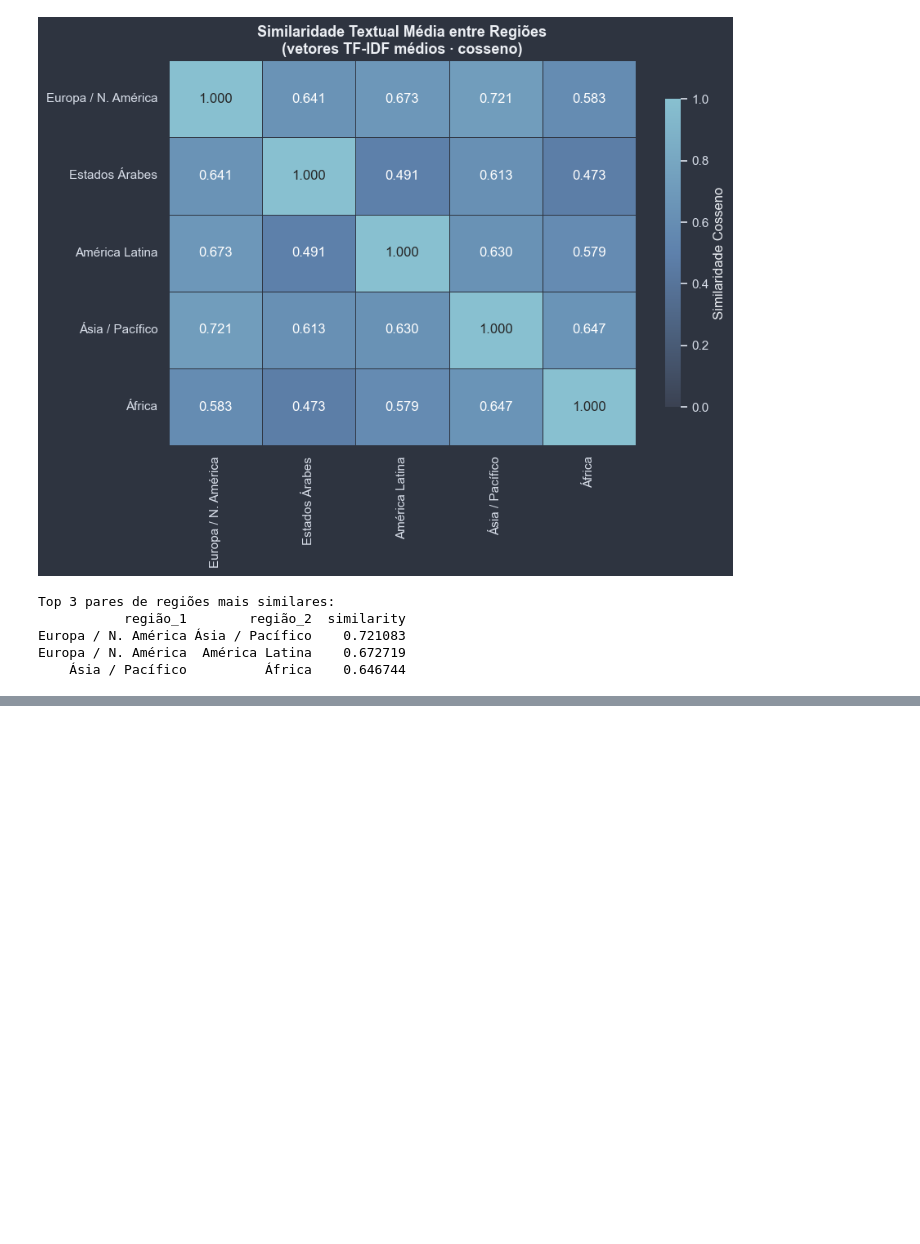
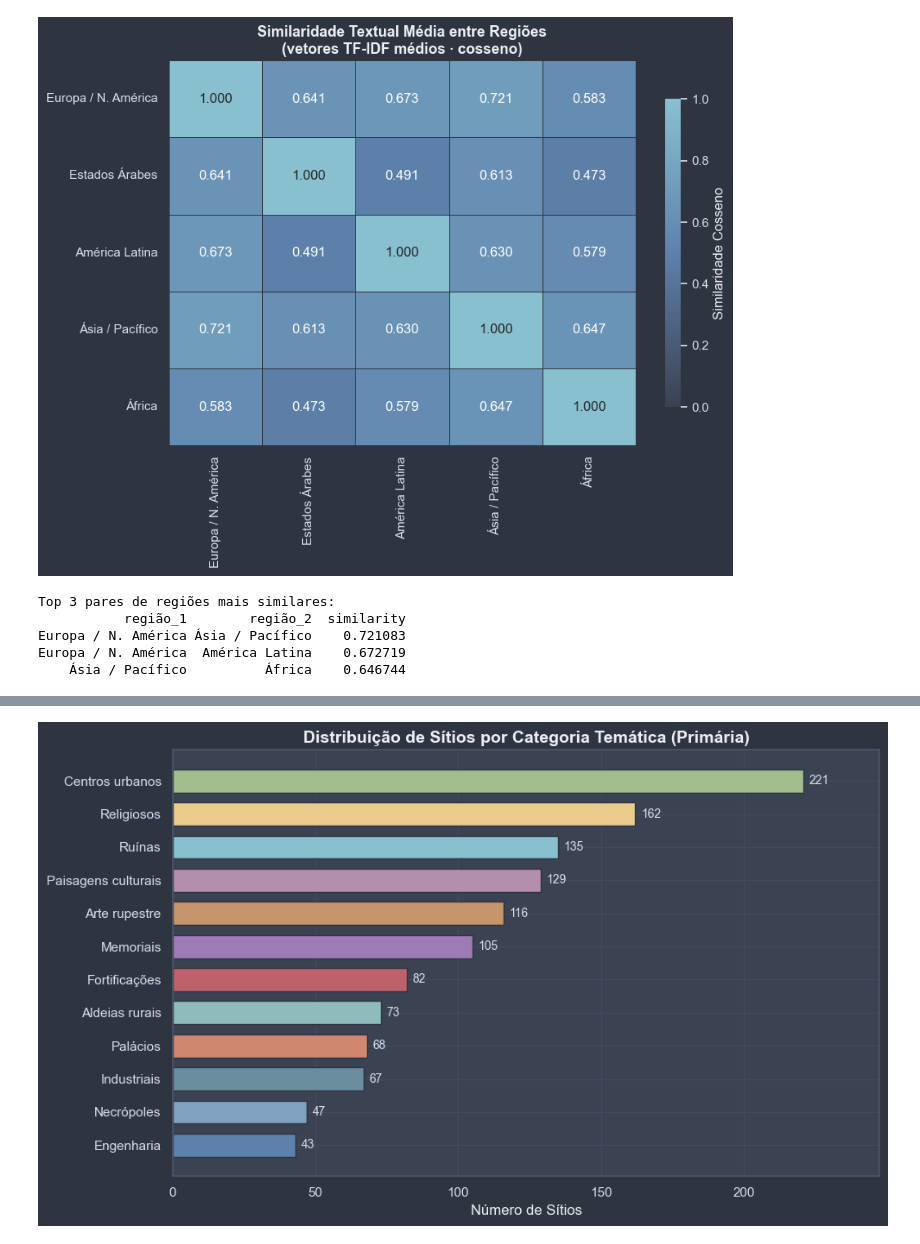
Before and after one commit to leandrofreiredealmeida/unesco_sites, a Jupyter notebook: notebooks/02_modeling.ipynb, the cells around one changed output, grey strips where cells are left out. Cells and saved outputs as stored; diff of their text form; code cells hidden in the pictures; blank space fills up the shorter version.

```diff
--- a/notebooks/02_modeling.ipynb
+++ b/notebooks/02_modeling.ipynb
@@ -380,0 +736,8 @@ Europa / N. América  América Latina    0.672719
+# %%
+print("Validação — Top 5 sítios por categoria (similaridade cosseno):\n")
+for cat in CATEGORIES:
+    top5 = sim_df[cat].nlargest(5)
+    print(f"── {cat} ──")
+    for idx, score in top5.items():
+        print(f"  {score:.4f}  {nlp_df.loc[idx, 'name_en']}")
+    print()
@@ -380,0 +768,28 @@ Europa / N. América  América Latina    0.672719
+# %%
+counts = nlp_df["category_thematic"].value_counts().sort_values()
+short_counts = counts.rename(index=SHORT_CAT)
+colors_bar = [CAT_COLOR_MAP[cat] for cat in counts.index]
+
+fig, ax = plt.subplots(figsize=(10, 6))
+bars = ax.barh(
+    short_counts.index,
+    short_counts.values,
+    color=colors_bar,
+    edgecolor="#2E3440",
+    height=0.7,
+)
+for bar, val in zip(bars, short_counts.values):
+    ax.text(
+        bar.get_width() + 2,
+        bar.get_y() + bar.get_height() / 2,
+        str(int(val)),
+        va="center", color="#D8DEE9", fontsize=10,
+    )
+ax.set_xlim(0, short_counts.max() * 1.12)
+ax.set_title("Distribuição de Sítios por Categoria Temática (Primária)",
+             fontsize=14, fontweight="bold")
+ax.set_xlabel("Número de Sítios")
+plt.tight_layout()
+plt.show()
+# %% [output]
+[figure, added]
```
Also changed, not shown: parts of 22 cells of this notebook, 1 other file.
